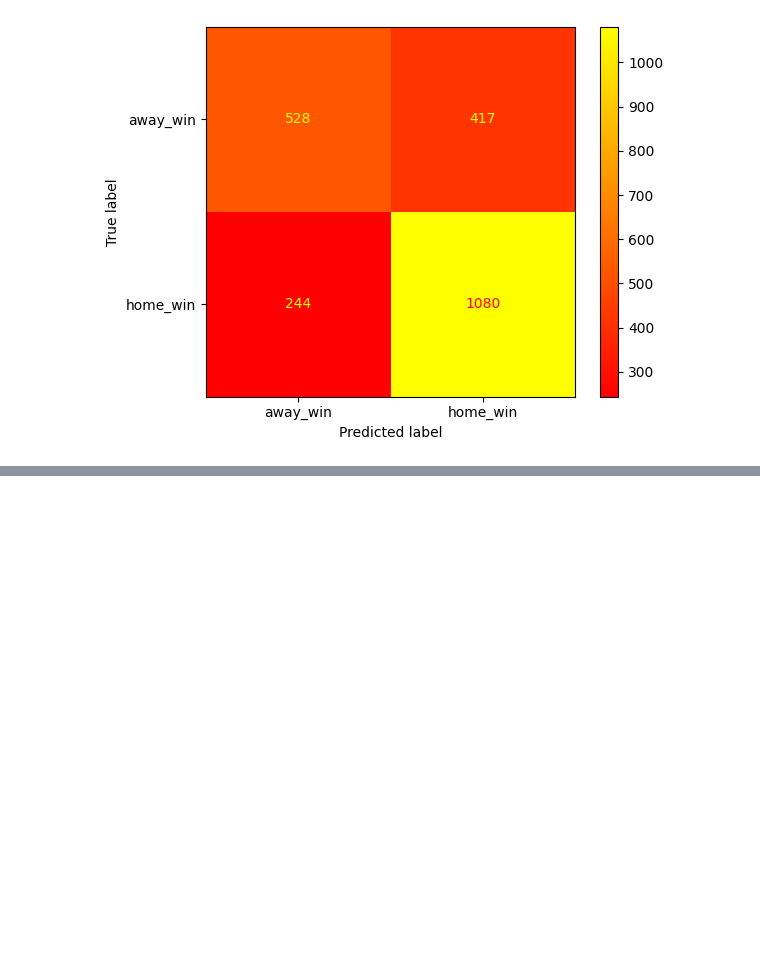
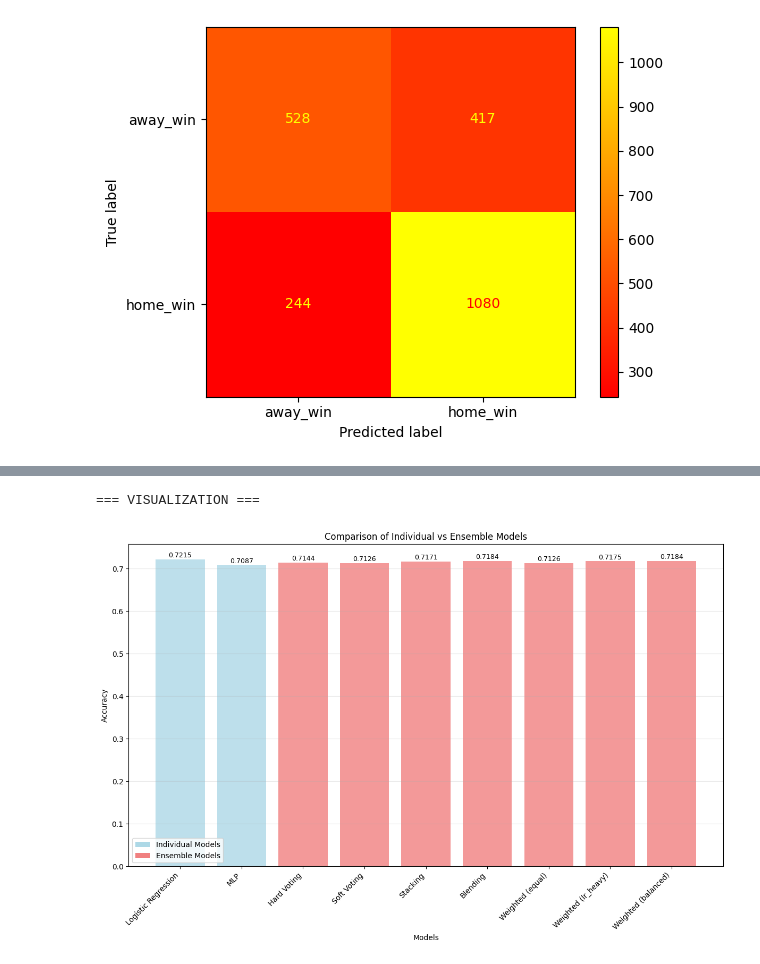
Before and after one commit to IU-Capstone-Project-2025/GoalSight, a Jupyter notebook: notebooks/ML_part_data.ipynb, the cells around one changed output, grey strips where cells are left out. Saved outputs shown, nothing was run; the diff lists cells and outputs as text; code cells hidden in the pictures; blank space fills up the shorter version.

Commit message:
Ensemble approach and fix of class mapping

```diff
--- a/notebooks/ML_part_data.ipynb
+++ b/notebooks/ML_part_data.ipynb
@@ -783,0 +1132,34 @@ weighted avg       0.71      0.71      0.70      2269
+# %%
+print("\n=== VISUALIZATION ===")
+
+plt.figure(figsize=(12, 8))
+models = list(all_scores.keys())
+scores = list(all_scores.values())
+colors = []
+for model in models:
+    if any(x in model.lower() for x in ['voting', 'stacking', 'blending', 'weighted']):
+        colors.append('lightcoral')
+    else:
+        colors.append('lightblue')
+
+bars = plt.bar(range(len(models)), scores, color=colors, alpha=0.8)
+plt.xlabel('Models')
+plt.ylabel('Accuracy')
+plt.title('Comparison of Individual vs Ensemble Models')
+plt.xticks(range(len(models)), models, rotation=45, ha='right')
+
+for i, (bar, score) in enumerate(zip(bars, scores)):
+    plt.text(bar.get_x() + bar.get_width()/2, bar.get_height() + 0.001,
+             f'{score:.4f}', ha='center', va='bottom', fontsize=9)
+
+from matplotlib.patches import Patch
+legend_elements = [Patch(facecolor='lightblue', label='Individual Models'),
+                   Patch(facecolor='lightcoral', label='Ensemble Models')]
+plt.legend(handles=legend_elements)
+
+plt.grid(axis='y', alpha=0.3)
+plt.tight_layout()
+plt.show()
+# %% [output]
+=== VISUALIZATION ===
+[figure, added]
```
Also changed, not shown: parts of 16 cells of this notebook, 1 other file.
